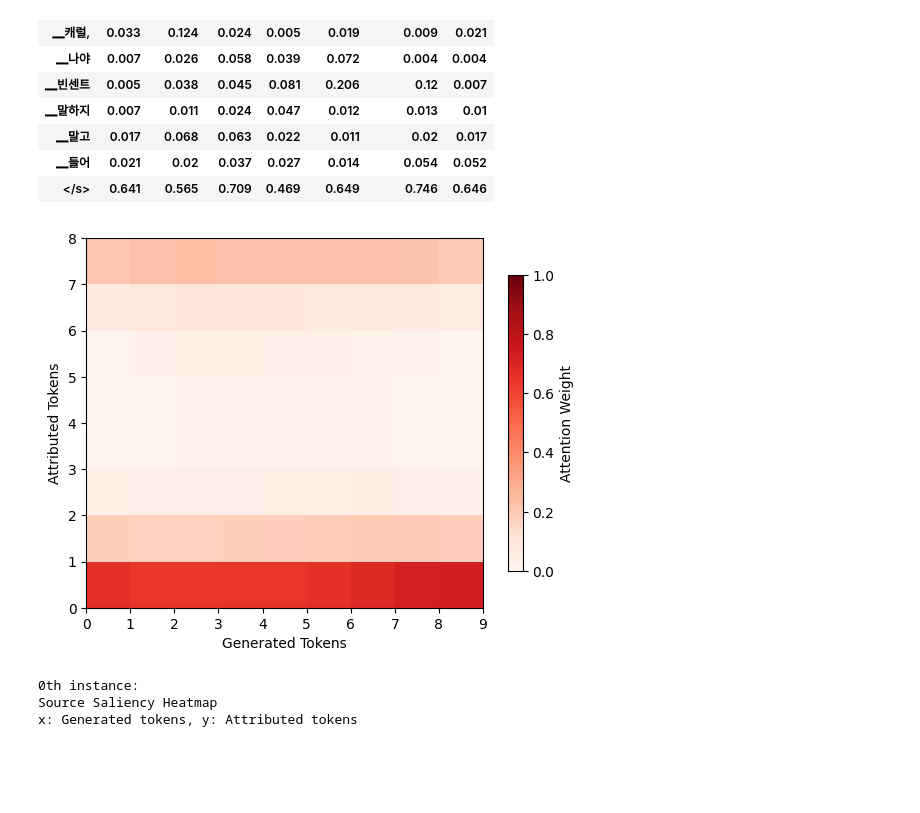
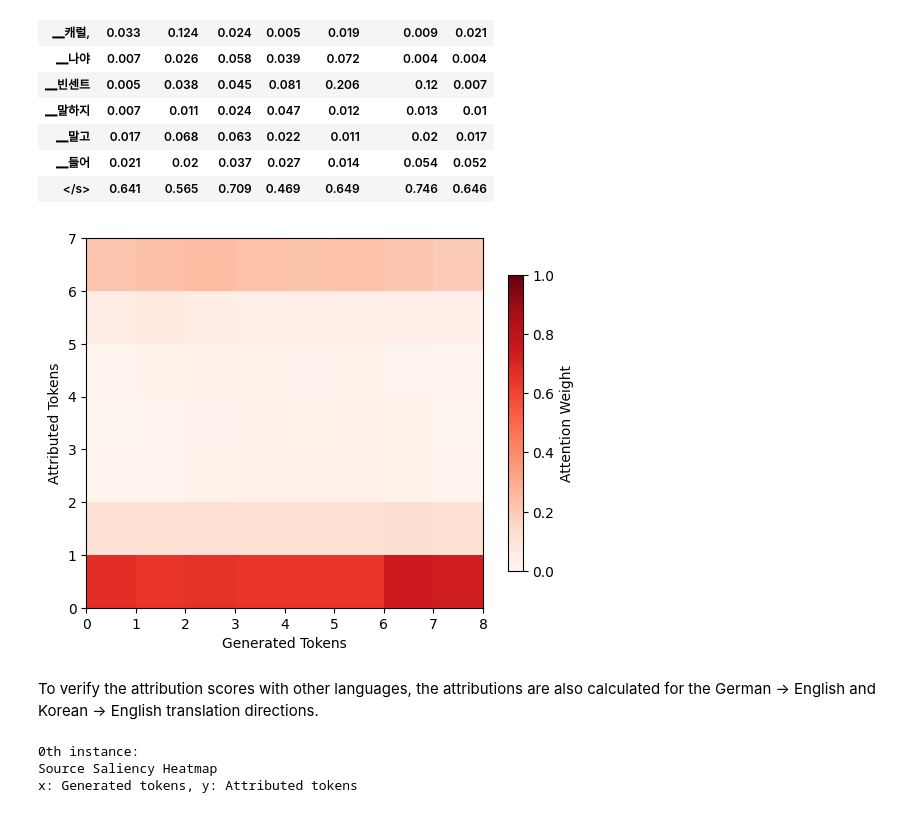
Before and after one commit to lsickert/rude-nmt, a Jupyter notebook: rude_nmt/attention_experiments.ipynb, the cells around one changed output. Saved outputs shown, nothing was run; the diff lists cells and outputs as text; code cells hidden in the pictures; blank space fills up the shorter version.

```diff
--- a/rude_nmt/attention_experiments.ipynb
+++ b/rude_nmt/attention_experiments.ipynb
@@ -165,7 +142,7 @@ create_interpolation_plot(source_attr, plt_name="de_ko_inp_grad", scale_factor=2
 # %%
 mbart_attributions_ko_de_forced = mbart_model_ko_de.attribute(
-    input_texts=ds[0]["target"],
-    generated_texts=ds[0]["de_nmt"],
+    input_texts=ds[0:16]["target"],
+    generated_texts=ds[0:16]["de_nmt"],
     attribute_target=False,
     batch_size=32,
 )
@@ -190,11 +167,15 @@ x: Generated tokens, y: Attributed tokens
 # %%
 source_attr = [
     attr.source_attributions
     for attr in mbart_attributions_ko_de_forced.sequence_attributions
 ]
-create_interpolation_plot(source_attr, plt_name="ko_de_forced")
+analysis.create_interpolation_plot_single(
+    analysis.interpolate_attributions(source_attr), plt_name="../plots/ko_de_forced"
+)
 # %% [output]
-[figure, old version]
+[figure, new version]
+# %% [markdown]
+To verify the attribution scores with other languages, the attributions are also calculated for the German -> English and Korean -> English translation directions.
 # %%
 mbart_model_de_en = inseq.load_model(
     "facebook/mbart-large-50-many-to-many-mmt",
```
Also changed, not shown: parts of 36 cells of this notebook, 20 other files.
